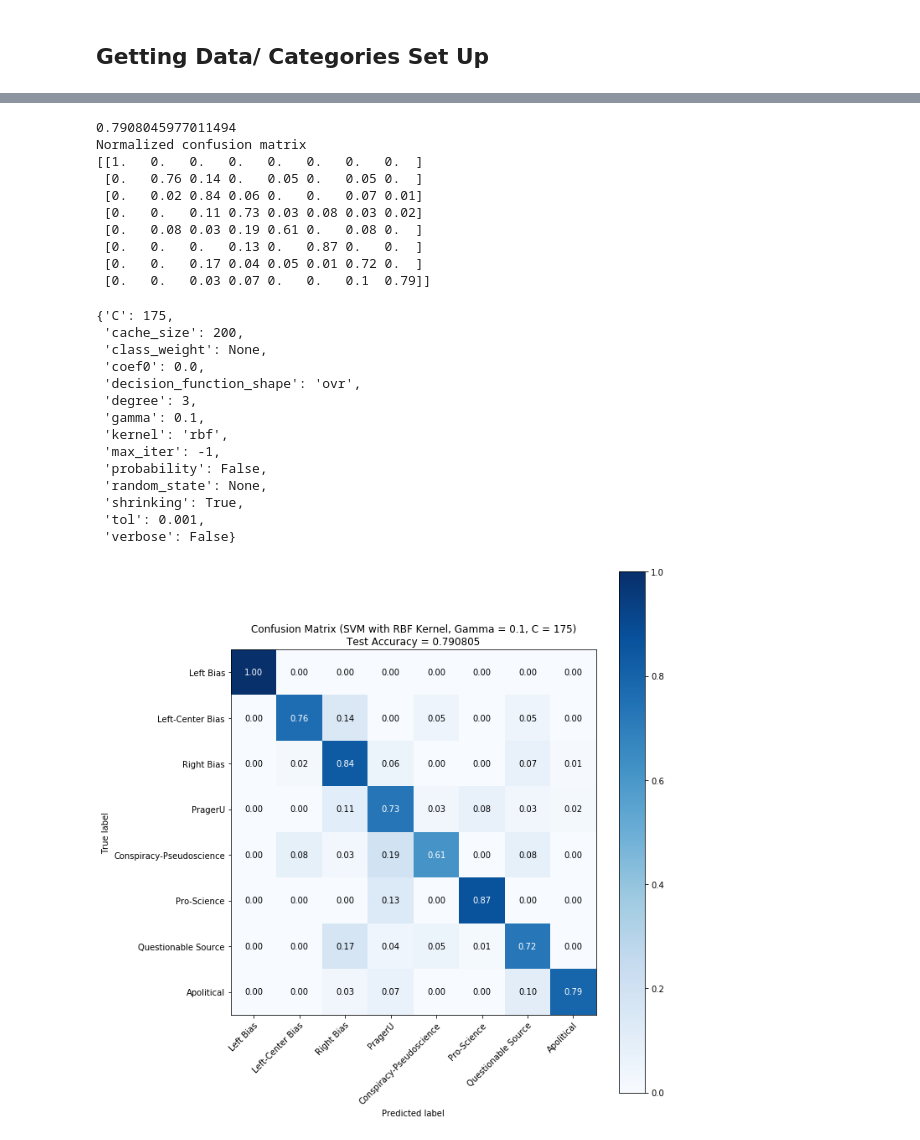
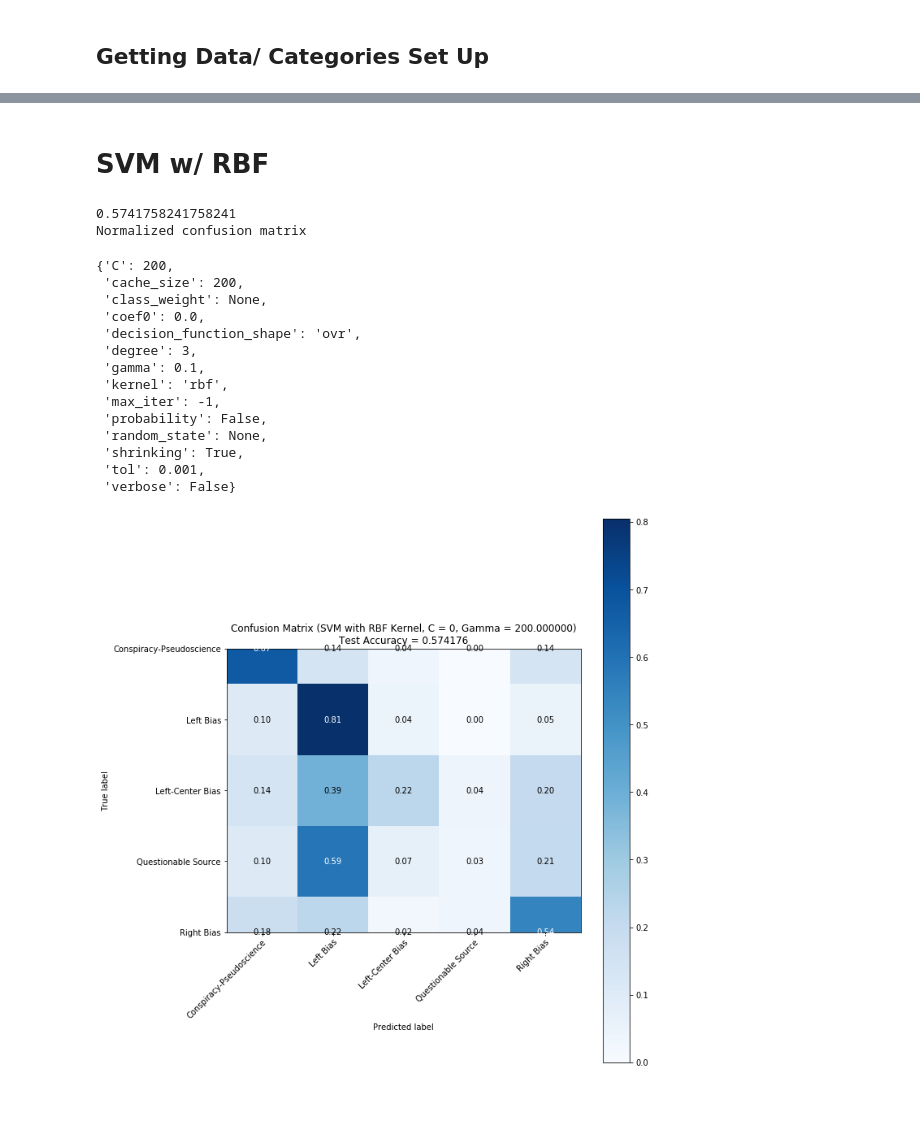
Before and after one commit to jarzofjam/YouTubeComments, a Jupyter notebook: Machine Learning.ipynb, the cells around one changed output, grey strips where cells are left out. Drawn from its saved outputs; the diff is of its cells as text; code cells hidden in the pictures; blank space fills up the shorter version.

```diff
--- a/Machine Learning.ipynb
+++ b/Machine Learning.ipynb
@@ -461,0 +579,4 @@ VIDEO_DF
+# %%
+VIDEO_DF_OLD = pd.read_csv(DF_FOLDER + 'old_data_fox_mistakes.csv', lineterminator='\n')
+VIDEO_DF_NEW = pd.read_csv(DF_FOLDER + 'incomplete_data.csv', lineterminator='\n')
+VIDEO_DF = pd.read_csv(DF_FOLDER + 'all_data_fox_mistakes.csv', lineterminator='\n')
@@ -462,11 +611,12 @@ VIDEO_DF
+# %%
+from sklearn import preprocessing
+
+TRAINING_DATA = VIDEO_DF.drop(['Video Title', 'Dataset Name', 'Category', 'Unnamed: 0'], axis='columns')
+category_encoder = {'Left Bias':0, 'Left-Center Bias':1,'Right Bias':2, 'PragerU':3, 'Conspiracy-Pseudoscience':4,
+                   'Pro-Science':5, 'Questionable Source':6, 'Apolitical':7}
+
+TRAIN_LABELS = np.array(VIDEO_DF['Category'].as_matrix())#.apply(lambda x: category_encoder[x]).as_matrix())
 # %%
-from sklearn import preprocessing
-
-TRAINING_DATA = VIDEO_DF.drop(['Video Title', 'Dataset Name', 'Category'], axis='columns')
-category_encoder = {'Left Bias':0, 'Left-Center Bias':1,'Right Bias':2, 'PragerU':3, 'Conspiracy-Pseudoscience':4,
-                   'Pro-Science':5, 'Questionable Source':6, 'Apolitical':7}
-LABELS = np.array(VIDEO_DF['Category'].as_matrix())#.apply(lambda x: category_encoder[x]).as_matrix())
-
 # Given X and Y, splits into training and validation data.
 def split(data, labels, val_size):
     num_items = len(data)
@@ -483,5 +633,4 @@ def split(data, labels, val_size):
     return data_train, data_val, label_train, label_val
 
 train_data = preprocessing.scale(TRAINING_DATA.as_matrix())
-data_train, data_val, label_train, label_val = split(train_data, LABELS, 0.15)
-print(len(train_data))
+data_train, data_val, label_train, label_val = split(train_data, TRAIN_LABELS, 0.15)
@@ -529,4 +743,9 @@ def cv_experiment(training_data, training_labels, k, C_range, kernel='linear', g
 # %%
-print(cv_experiment(data_train, label_train, 5, [0.001, 10, 50, 100, 150, 175, 200, 225, 300, 350, 400, 450], kernel='rbf', gammas=np.arange(0.075, 0.13, 0.005)))
-print(cv_experiment(data_train, label_train, 5, [0.001, 10, 50, 100, 150, 175, 200, 225, 300, 350, 400, 450]))
+opt_c_g_svm, opt_acc_svm = cv_experiment(data_train, label_train, 5, [0.001, 10, 50, 100, 150, 175, 200, 225, 300, 350, 400, 450])
+opt_c_svm = opt_c_g_svm[0]
+opt_g_svm = opt_c_g_svm[1]
+
+opt_c_g_rbf, opt_acc_rbf = cv_experiment(data_train, label_train, 5, [0.001, 10, 50, 100, 150, 175, 200, 225, 300, 350, 400, 450], kernel='rbf', gammas=np.arange(0.075, 0.13, 0.005))
+opt_c_rbf = opt_c_g_rbf[0]
+opt_g_rbf = opt_c_g_rbf[1]
 # %% [output]
@@ -650,38 +782,33 @@ Feature Num Views had the following weights :
+# %% [markdown]
+# SVM w/ RBF
 # %%
-model = train(data_train, label_train, C=175, _kernel='rbf', _gamma = 0.1)
+model = train(data_train, label_train, C=opt_c_rbf, _kernel='rbf', _gamma = 0.1)
 acc = metrics.accuracy_score(label_val, model.predict(data_val))
 print(acc)
-plot_confusion_matrix(label_val, model.predict(data_val), classes=category_encoder.keys(), normalize=True,
-                      title='Confusion Matrix (SVM with RBF Kernel, Gamma = 0.1, C = 175)\nTest Accuracy = %f' % acc,
-                      outname="SVMc=175rbf0.1.png")
+plot_confusion_matrix(label_val, model.predict(data_val), normalize=True,
+                      title='Confusion Matrix (SVM with RBF Kernel, C = %d, Gamma = %f)\nTest Accuracy = %f' % (opt_g_rbf,
+                                                                                                                 opt_c_rbf, acc),
+                      outname="SVMc=%drbf%d.png" % (opt_c_rbf, opt_g_rbf))
 
 model.get_params(deep=True)
 # %% [output]
-0.7908045977011494
+0.5741758241758241
 Normalized confusion matrix
-[[1.   0.   0.   0.   0.   0.   0.   0.  ]
- [0.   0.76 0.14 0.   0.05 0.   0.05 0.  ]
- [0.   0.02 0.84 0.06 0.   0.   0.07 0.01]
- [0.   0.   0.11 0.73 0.03 0.08 0.03 0.02]
- [0.   0.08 0.03 0.19 0.61 0.   0.08 0.  ]
- [0.   0.   0.   0.13 0.   0.87 0.   0.  ]
- [0.   0.   0.17 0.04 0.05 0.01 0.72 0.  ]
- [0.   0.   0.03 0.07 0.   0.   0.1  0.79]]
-{'C': 175,
+{'C': 200,
  'cache_size': 200,
  'class_weight': None,
  'coef0': 0.0,
  'decision_function_shape': 'ovr',
  'degree': 3,
  'gamma': 0.1,
  'kernel': 'rbf',
  'max_iter': -1,
  'probability': False,
  'random_state': None,
  'shrinking': True,
  'tol': 0.001,
  'verbose': False}
-[figure, old version]
+[figure, new version]
 # %%
 print(np.shape(data_val))
 # %% [output]
```
Also changed, not shown: parts of 43 cells of this notebook.
